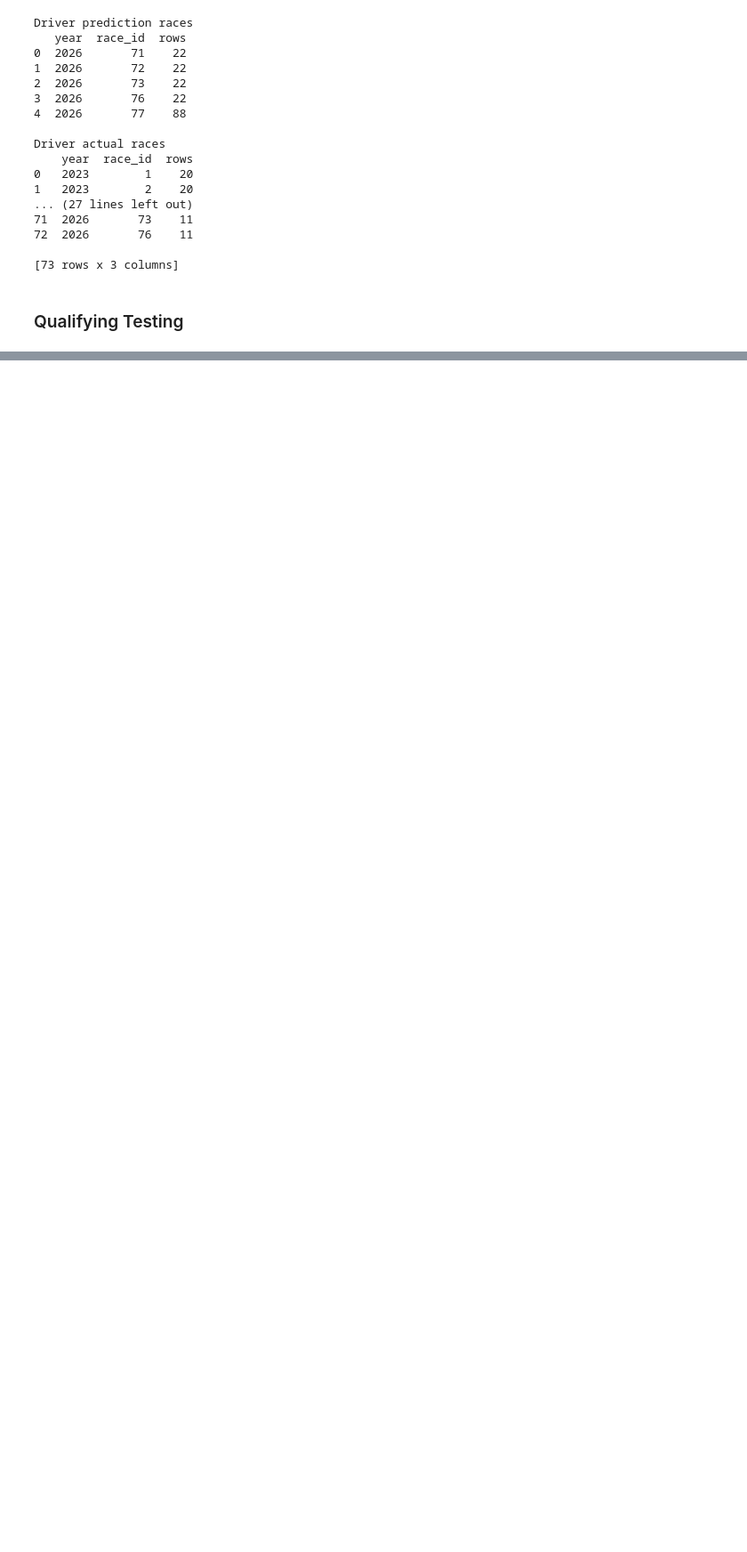
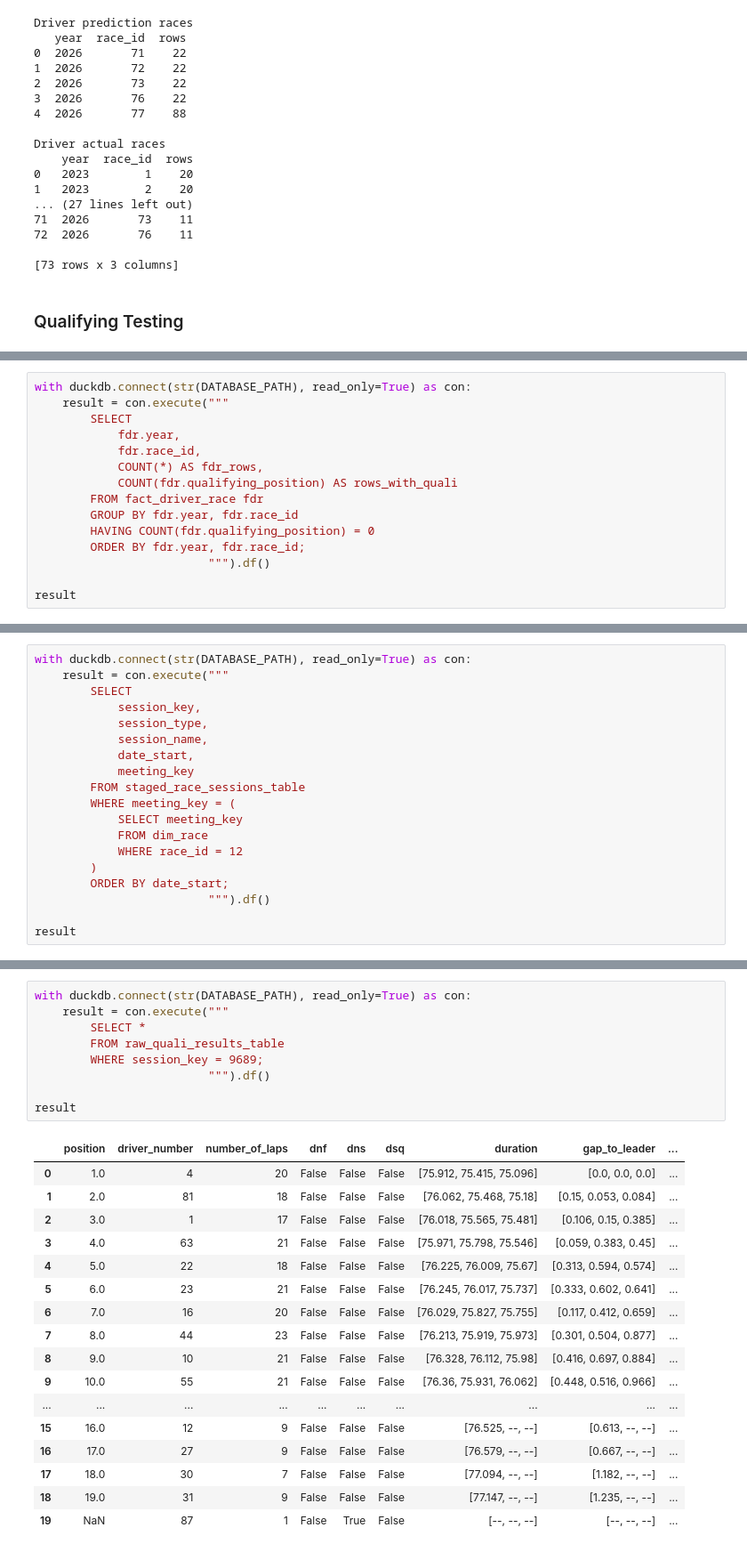
Before and after one commit to jguptil1/F1Fantasy, a Jupyter notebook: src/ingestion/database_testing.ipynb, the cells around one changed output, grey strips where cells are left out. Shown at 89% size. Cells and saved outputs as stored; diff of their text form; blank space fills up the shorter version.

```diff
--- a/src/ingestion/database_testing.ipynb
+++ b/src/ingestion/database_testing.ipynb
@@ -2769,0 +2787,15 @@ with duckdb.connect(str(DATABASE_PATH), read_only=True) as con:
+# %%
+with duckdb.connect(str(DATABASE_PATH), read_only=True) as con:
+    result = con.execute("""
+        SELECT
+            fdr.year,
+            fdr.race_id,
+            COUNT(*) AS fdr_rows,
+            COUNT(fdr.qualifying_position) AS rows_with_quali
+        FROM fact_driver_race fdr
+        GROUP BY fdr.year, fdr.race_id
+        HAVING COUNT(fdr.qualifying_position) = 0
+        ORDER BY fdr.year, fdr.race_id;
+                         """).df()
+
+result
@@ -2769,0 +2805,19 @@ with duckdb.connect(str(DATABASE_PATH), read_only=True) as con:
+# %%
+with duckdb.connect(str(DATABASE_PATH), read_only=True) as con:
+    result = con.execute("""
+        SELECT
+            session_key,
+            session_type,
+            session_name,
+            date_start,
+            meeting_key
+        FROM staged_race_sessions_table
+        WHERE meeting_key = (
+            SELECT meeting_key
+            FROM dim_race
+            WHERE race_id = 12
+        )
+        ORDER BY date_start;
+                         """).df()
+
+result
@@ -2769,0 +2831,27 @@ with duckdb.connect(str(DATABASE_PATH), read_only=True) as con:
+# %%
+with duckdb.connect(str(DATABASE_PATH), read_only=True) as con:
+    result = con.execute("""
+        SELECT *
+        FROM raw_quali_results_table
+        WHERE session_key = 9689;
+                         """).df()
+
+result
+# %% [output]
+|  | position | driver_number | number_of_laps | dnf | dns | dsq | duration | gap_to_leader | ... |
+| 0 | 1.0 | 4 | 20 | False | False | False | [75.912, 75.415, 75.096] | [0.0, 0.0, 0.0] | ... |
+| 1 | 2.0 | 81 | 18 | False | False | False | [76.062, 75.468, 75.18] | [0.15, 0.053, 0.084] | ... |
+| 2 | 3.0 | 1 | 17 | False | False | False | [76.018, 75.565, 75.481] | [0.106, 0.15, 0.385] | ... |
+| 3 | 4.0 | 63 | 21 | False | False | False | [75.971, 75.798, 75.546] | [0.059, 0.383, 0.45] | ... |
+| 4 | 5.0 | 22 | 18 | False | False | False | [76.225, 76.009, 75.67] | [0.313, 0.594, 0.574] | ... |
+| 5 | 6.0 | 23 | 21 | False | False | False | [76.245, 76.017, 75.737] | [0.333, 0.602, 0.641] | ... |
+| 6 | 7.0 | 16 | 20 | False | False | False | [76.029, 75.827, 75.755] | [0.117, 0.412, 0.659] | ... |
+| 7 | 8.0 | 44 | 23 | False | False | False | [76.213, 75.919, 75.973] | [0.301, 0.504, 0.877] | ... |
+| 8 | 9.0 | 10 | 21 | False | False | False | [76.328, 76.112, 75.98] | [0.416, 0.697, 0.884] | ... |
+| 9 | 10.0 | 55 | 21 | False | False | False | [76.36, 75.931, 76.062] | [0.448, 0.516, 0.966] | ... |
+| ... | ... | ... | ... | ... | ... | ... | ... | ... | ... |
+| 15 | 16.0 | 12 | 9 | False | False | False | [76.525, --, --] | [0.613, --, --] | ... |
+| 16 | 17.0 | 27 | 9 | False | False | False | [76.579, --, --] | [0.667, --, --] | ... |
+| 17 | 18.0 | 30 | 7 | False | False | False | [77.094, --, --] | [1.182, --, --] | ... |
+| 18 | 19.0 | 31 | 9 | False | False | False | [77.147, --, --] | [1.235, --, --] | ... |
+| 19 | NaN | 87 | 1 | False | True | False | [--, --, --] | [--, --, --] | ... |
```
Also changed, not shown: parts of 9 cells of this notebook, 6 other files.
